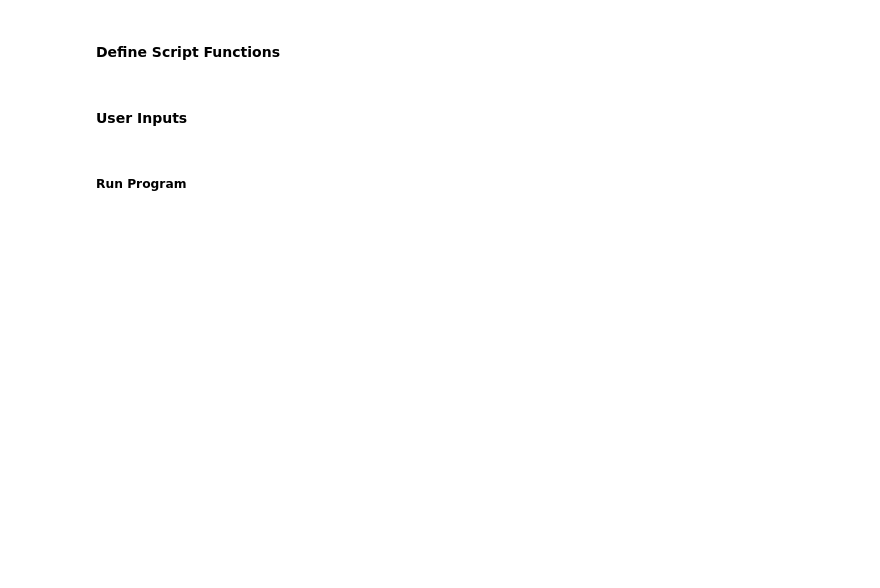
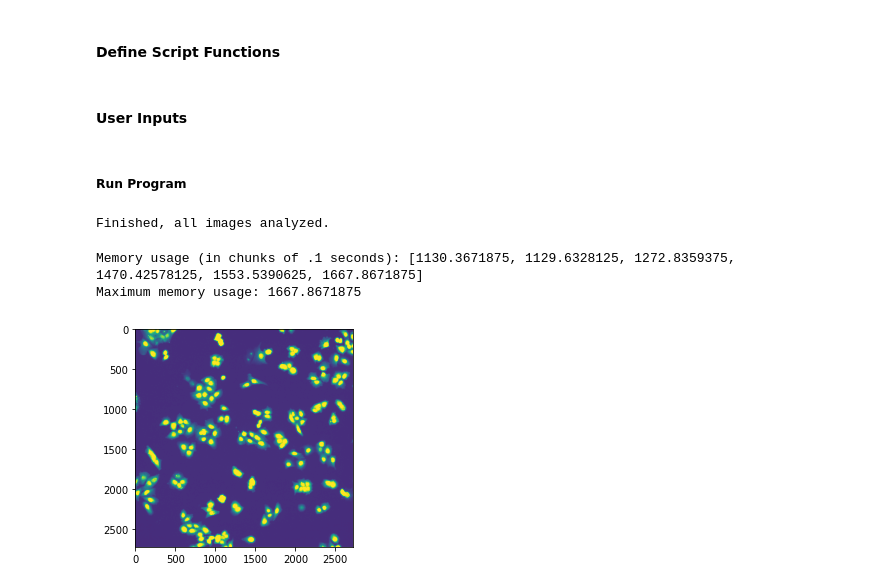
Before and after one commit to BIIFSweden/Federico-Pietrocola2022-1-GFP-Dot-Counting-with-Cellpose, a Jupyter notebook: Cellpose-Segmentation.ipynb, the cells around one changed output. Cells and saved outputs as stored; diff of their text form; code cells hidden in the pictures; blank space fills up the shorter version.

```diff
--- a/Cellpose-Segmentation.ipynb
+++ b/Cellpose-Segmentation.ipynb
@@ -132,7 +137,7 @@ def nuclei_segmentation_cellpose(stack,diameter = 80,flow_threshold = 0,use_gpu
 
     # Lowered Batch_size from default 8 to reduce memory requirements
     model = models.Cellpose(gpu=use_gpu, model_type='nuclei',net_avg=False)
-    mask_nuclei, _, _, _ = model.eval(nuclei_image,batch_size = 6, diameter = diameter,
+    mask_nuclei, _, _, _ = model.eval(nuclei_image,batch_size = 4, diameter = diameter,
                                       flow_threshold=flow_threshold, channels=[0,0])
 
     if show_results is True:
@@ -153,7 +158,7 @@ def cell_segmentation(stack,diameter = 200,flow_threshold = 0,use_gpu = False,sh
     model = models.Cellpose(gpu=use_gpu, model_type='cyto',net_avg=False)
 
     # Lowered Batch_size from default 8 to reduce memory requirements
-    mask_cyto, _, _, _ = model.eval(stack,batch_size = 6, diameter=diameter,
+    mask_cyto, _, _, _ = model.eval(stack,batch_size = 4, diameter=diameter,
                                     flow_threshold=flow_threshold, channels=[2,3])
 
     if show_results == True:
@@ -199,7 +204,7 @@ def LC3_segmentation(stack,mask,threshold,tophat_size = 5,
 #### User Inputs
 # %%
 #1. Enter the filepath of the folder containing the images to analyze
-folder_path = '/Users/robertwelch/Downloads/Multi_layer_test' #IF USING A PC: add r before string ie. r'/Users/robertwelch/Desktop/' instead of '/Users/robertwelch/Desktop/'
+folder_path = '/Users/robertwelch/Desktop/SciLifeLab/BIIF_Projects/Chiara Project - GFP Dot Counting/Cropped_multi_folder_test' #IF USING A PC: add r before string ie. r'/Users/robertwelch/Desktop/' instead of '/Users/robertwelch/Desktop/'
 
 #2. Run cell segmentation with GPU?:
 use_gpu = True # if available, set to: True. Will automatically use CPU if no GPU is found.
@@ -245,6 +250,11 @@ counter = 0
 
 #Loop to anaylyze all images
 for counter in range(len(image_paths)):
+    print('Before')
+    print(psutil.cpu_percent())
+    print(psutil.virtual_memory())  # physical memory usage
+    print('memory % used:', psutil.virtual_memory()[2])
+
     image_path = image_paths[counter]
     image_root = image_roots[counter]
 
@@ -353,4 +363,29 @@ for counter in range(len(image_paths)):
         plt.savefig(os.path.join(new_storage_directory+'results-{0}.tiff'.format(file_number)),dpi = resolution)
         plt.close('all')
 
+        print('After')
+        print(psutil.cpu_percent())
+        print(psutil.virtual_memory())  # physical memory usage
+        print('memory % used:', psutil.virtual_memory()[2])
+
 print('Finished, all images analyzed.')
+# %% [output]
+Finished, all images analyzed.
+# %%
+from memory_profiler import memory_usage
+import gc
+def test():
+    img = stack_with_sat[1,:,:]
+    for i in range(25):
+        plt.imshow(img)
+        fig.clf()
+        plt.close()
+        gc.collect()
+
+mem_usage = memory_usage(test)
+print('Memory usage (in chunks of .1 seconds): %s' % mem_usage)
+print('Maximum memory usage: %s' % max(mem_usage))
+# %% [output]
+Memory usage (in chunks of .1 seconds): [1130.3671875, 1129.6328125, 1272.8359375, 1470.42578125, 1553.5390625, 1667.8671875]
+Maximum memory usage: 1667.8671875
+[figure, added]
```
Also changed, not shown: parts of 2 cells of this notebook, 3 other files.
